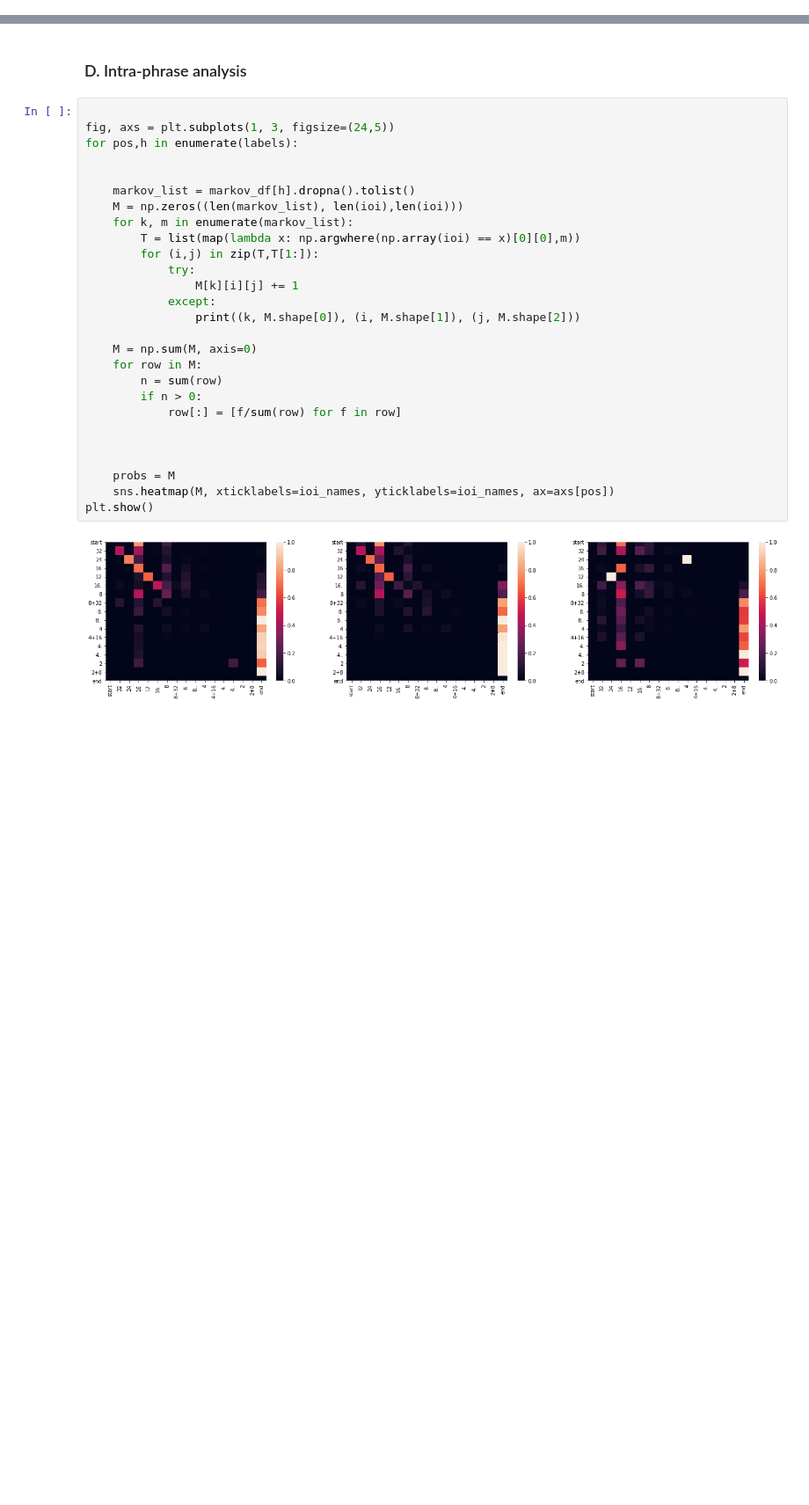
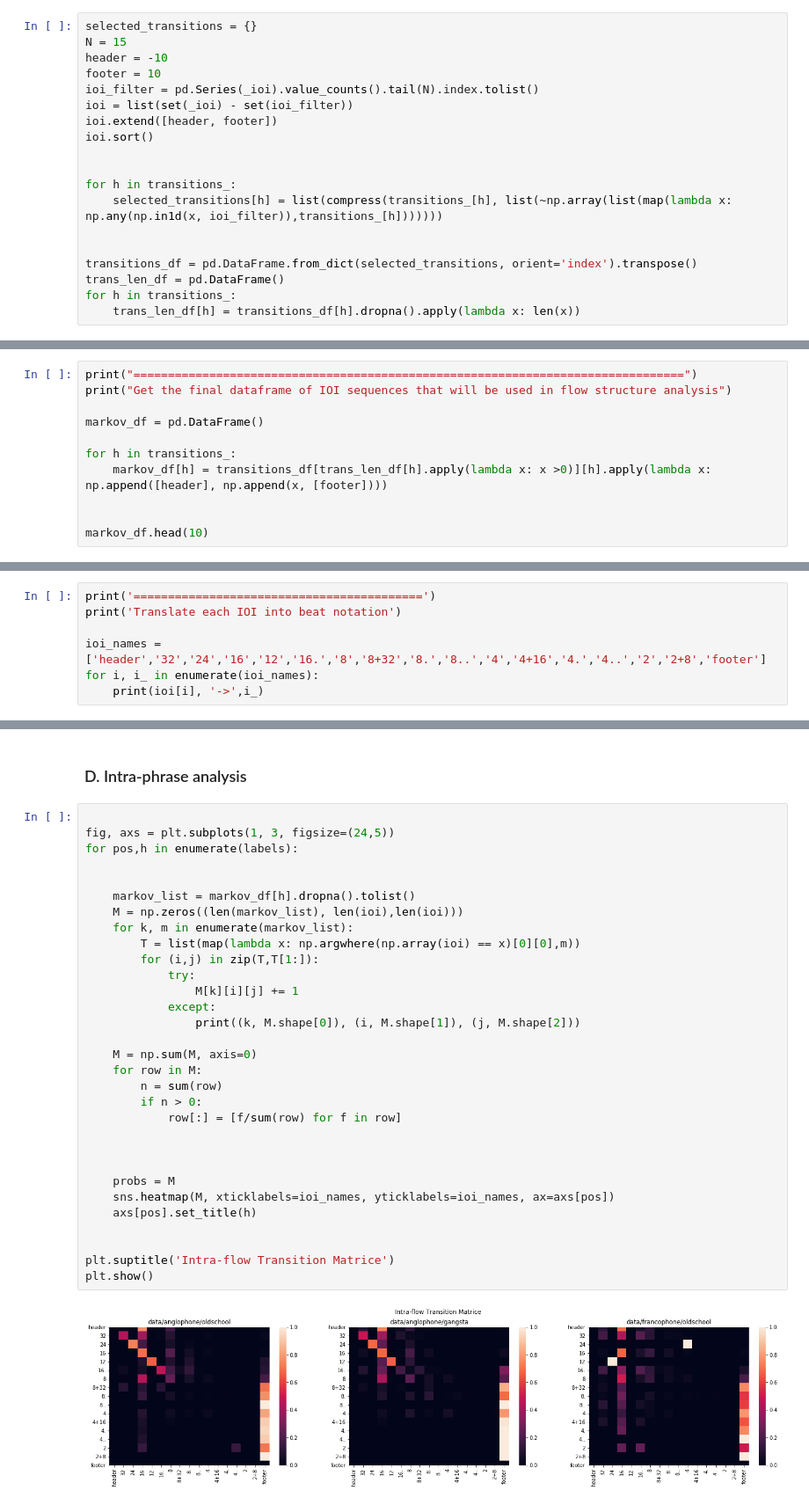
Before and after one commit to haeeunkim/dh401, a Jupyter notebook: milestone4.ipynb, the cells around one changed output, grey strips where cells are left out. Shown at 88% size. Saved outputs shown, nothing was run; the diff lists cells and outputs as text; blank space fills up the shorter version.

```diff
--- a/milestone4.ipynb
+++ b/milestone4.ipynb
@@ -563,0 +533,19 @@ for i, i_ in enumerate(ioi_names):
+# %%
+selected_transitions = {}
+N = 15
+header = -10
+footer = 10
+ioi_filter = pd.Series(_ioi).value_counts().tail(N).index.tolist()
+ioi = list(set(_ioi) - set(ioi_filter))
+ioi.extend([header, footer])
+ioi.sort()
+
+
+for h in transitions_:
+    selected_transitions[h] = list(compress(transitions_[h], list(~np.array(list(map(lambda x: np.any(np.in1d(x, ioi_filter)),transitions_[h]))))))
+
+
+transitions_df = pd.DataFrame.from_dict(selected_transitions, orient='index').transpose()
+trans_len_df = pd.DataFrame()
+for h in transitions_:
+    trans_len_df[h] = transitions_df[h].dropna().apply(lambda x: len(x))
@@ -563,0 +574,11 @@ for i, i_ in enumerate(ioi_names):
+# %%
+print("================================================================================")
+print("Get the final dataframe of IOI sequences that will be used in flow structure analysis")
+
+markov_df = pd.DataFrame()
+
+for h in transitions_:
+    markov_df[h] = transitions_df[trans_len_df[h].apply(lambda x: x >0)][h].apply(lambda x: np.append([header], np.append(x, [footer])))
+
+
+markov_df.head(10)
@@ -563,0 +607,7 @@ for i, i_ in enumerate(ioi_names):
+# %%
+print('==========================================')
+print('Translate each IOI into beat notation')
+
+ioi_names = ['header','32','24','16','12','16.','8','8+32','8.','8..','4','4+16','4.','4..','2','2+8','footer']
+for i, i_ in enumerate(ioi_names):
+    print(ioi[i], '->',i_)
@@ -833,29 +929,33 @@ In all genres, rhymes tend to occur at the last metrical position of measure, bu
 # %%
 
 fig, axs = plt.subplots(1, 3, figsize=(24,5))
 for pos,h in enumerate(labels):
 
 
     markov_list = markov_df[h].dropna().tolist()
     M = np.zeros((len(markov_list), len(ioi),len(ioi)))
     for k, m in enumerate(markov_list):
         T = list(map(lambda x: np.argwhere(np.array(ioi) == x)[0][0],m))
         for (i,j) in zip(T,T[1:]):
             try:
                 M[k][i][j] += 1
             except:
                 print((k, M.shape[0]), (i, M.shape[1]), (j, M.shape[2]))
 
     M = np.sum(M, axis=0)
     for row in M:
         n = sum(row)
         if n > 0:
             row[:] = [f/sum(row) for f in row]
 
 
 
     probs = M
     sns.heatmap(M, xticklabels=ioi_names, yticklabels=ioi_names, ax=axs[pos])
+    axs[pos].set_title(h)
+
+
+plt.suptitle('Intra-flow Transition Matrice')
 plt.show()
 # %% [output]
-[figure, old version]
+[figure, new version]
```
Also changed, not shown: parts of 30 cells of this notebook.
